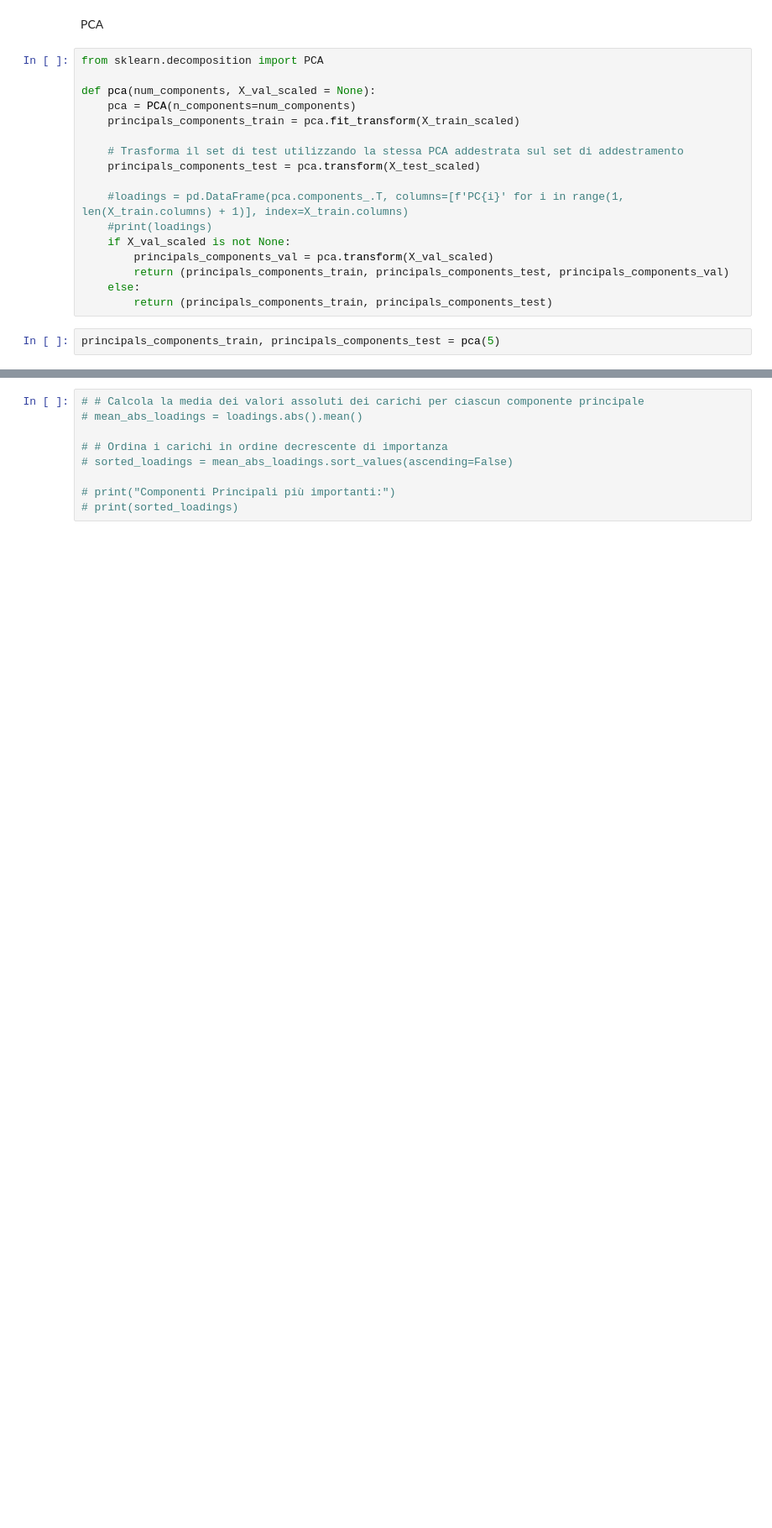
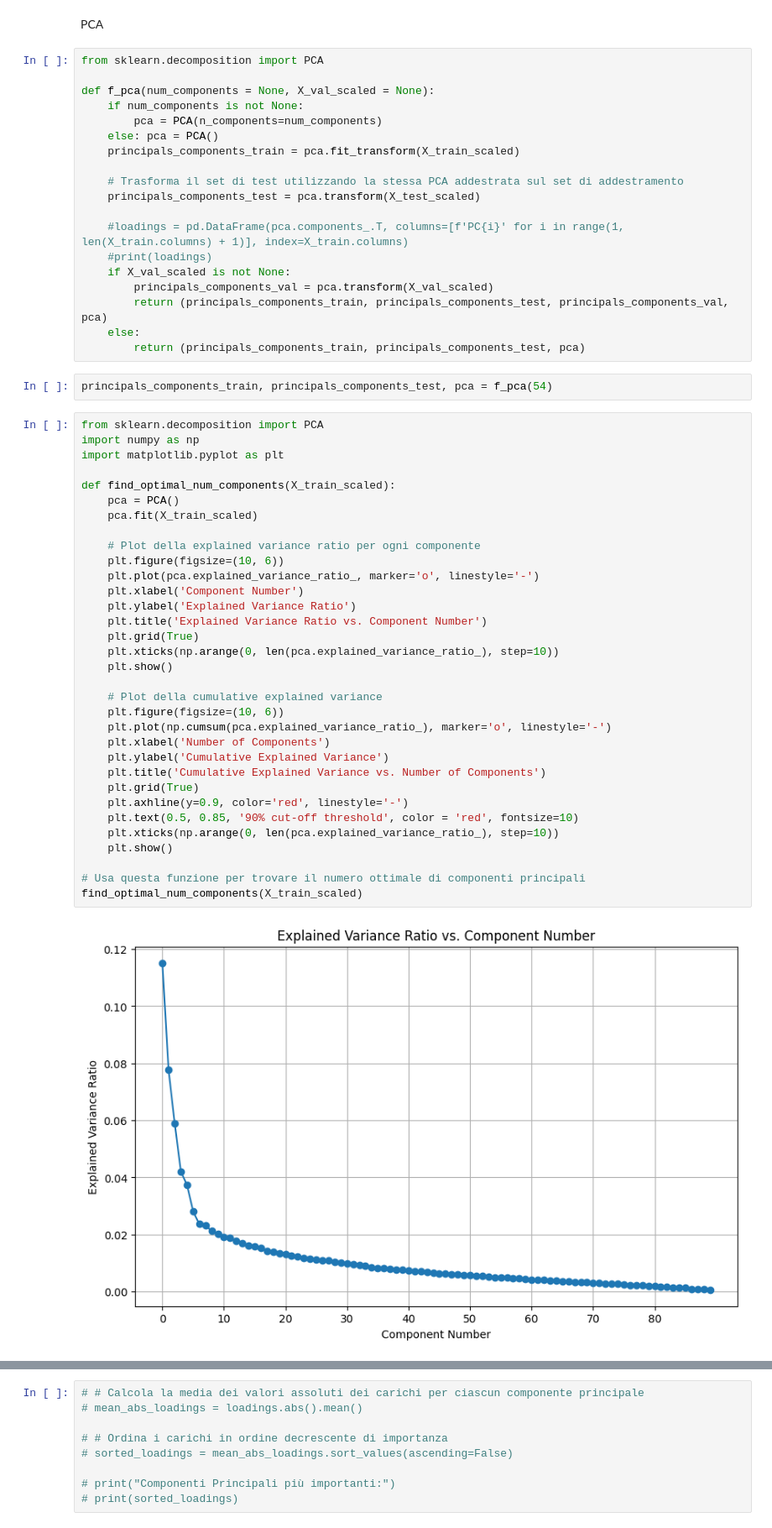
Before and after one commit to Lambe5/ProgettoDataAnalytics, a Jupyter notebook: Train_Module.ipynb, the cells around one changed output, grey strips where cells are left out. Shown at 84% size. Saved outputs shown, nothing was run; the diff lists cells and outputs as text; blank space fills up the shorter version.

Commit message:
trovato il numero ottimale di variabili con PCA

```diff
--- a/Train_Module.ipynb
+++ b/Train_Module.ipynb
@@ -139,8 +139,10 @@ PCA
 # %%
 from sklearn.decomposition import PCA
 
-def pca(num_components, X_val_scaled = None):
-    pca = PCA(n_components=num_components)
+def f_pca(num_components = None, X_val_scaled = None):
+    if num_components is not None:
+        pca = PCA(n_components=num_components)
+    else: pca = PCA()
     principals_components_train = pca.fit_transform(X_train_scaled)
 
     # Trasforma il set di test utilizzando la stessa PCA addestrata sul set di addestramento
@@ -150,8 +152,43 @@ def pca(num_components, X_val_scaled = None):
     #print(loadings)
     if X_val_scaled is not None:
         principals_components_val = pca.transform(X_val_scaled)
-        return (principals_components_train, principals_components_test, principals_components_val)
+        return (principals_components_train, principals_components_test, principals_components_val, pca)
     else:
-        return (principals_components_train, principals_components_test)
+        return (principals_components_train, principals_components_test, pca)
 # %%
-principals_components_train, principals_components_test = pca(5)
+principals_components_train, principals_components_test, pca = f_pca(54)
+# %%
+from sklearn.decomposition import PCA
+import numpy as np
+import matplotlib.pyplot as plt
+
+def find_optimal_num_components(X_train_scaled):
+    pca = PCA()
+    pca.fit(X_train_scaled)
+
+    # Plot della explained variance ratio per ogni componente
+    plt.figure(figsize=(10, 6))
+    plt.plot(pca.explained_variance_ratio_, marker='o', linestyle='-')
+    plt.xlabel('Component Number')
+    plt.ylabel('Explained Variance Ratio')
+    plt.title('Explained Variance Ratio vs. Component Number')
+    plt.grid(True)
+    plt.xticks(np.arange(0, len(pca.explained_variance_ratio_), step=10))
+    plt.show()
+
+    # Plot della cumulative explained variance
+    plt.figure(figsize=(10, 6))
+    plt.plot(np.cumsum(pca.explained_variance_ratio_), marker='o', linestyle='-')
+    plt.xlabel('Number of Components')
+    plt.ylabel('Cumulative Explained Variance')
+    plt.title('Cumulative Explained Variance vs. Number of Components')
+    plt.grid(True)
+    plt.axhline(y=0.9, color='red', linestyle='-')
+    plt.text(0.5, 0.85, '90% cut-off threshold', color = 'red', fontsize=10)
+    plt.xticks(np.arange(0, len(pca.explained_variance_ratio_), step=10))
+    plt.show()
+
+# Usa questa funzione per trovare il numero ottimale di componenti principali
+find_optimal_num_components(X_train_scaled)
+# %% [output]
+[figure, added]
```
Also changed, not shown: parts of 3 cells of this notebook.
